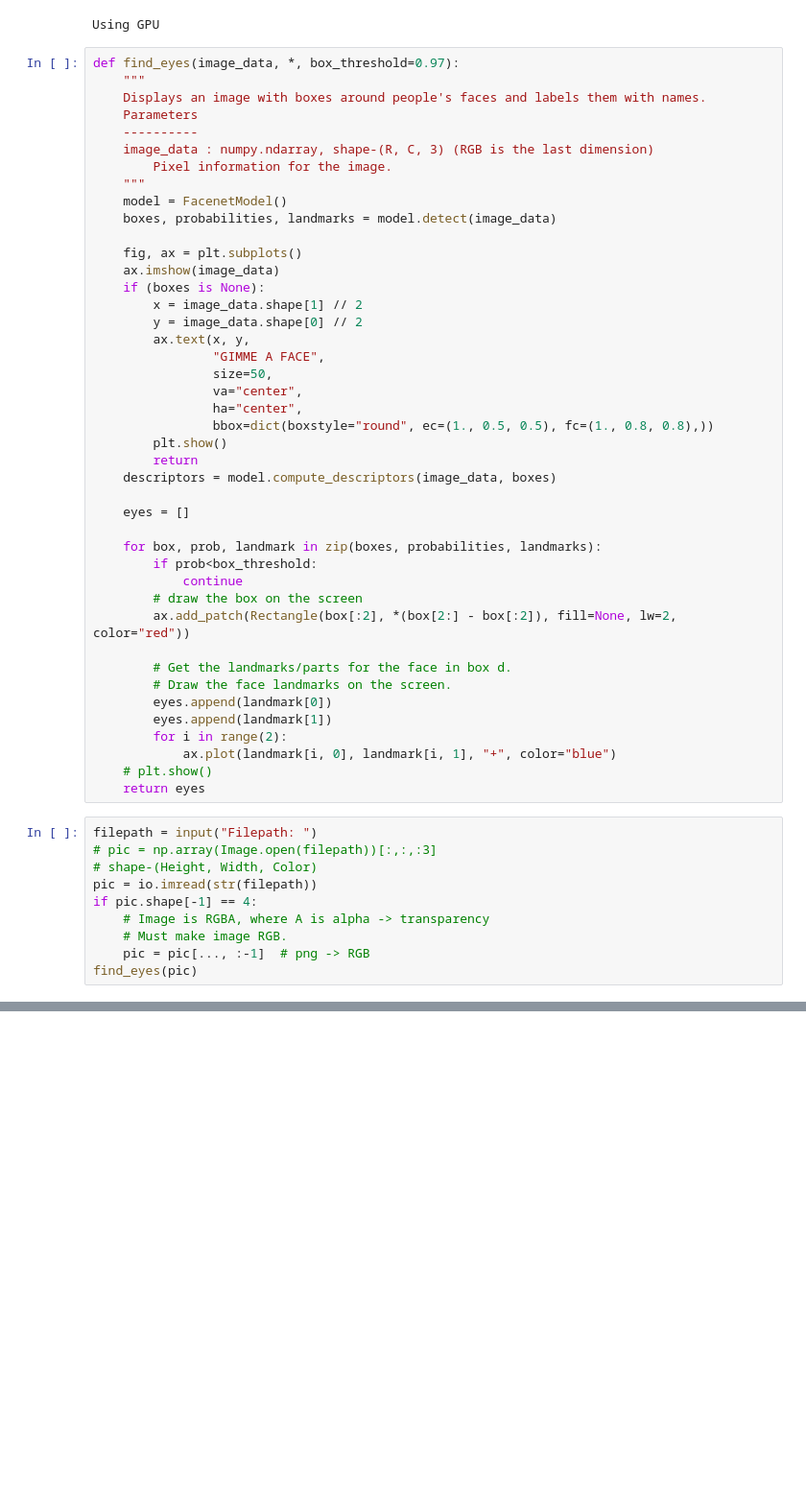
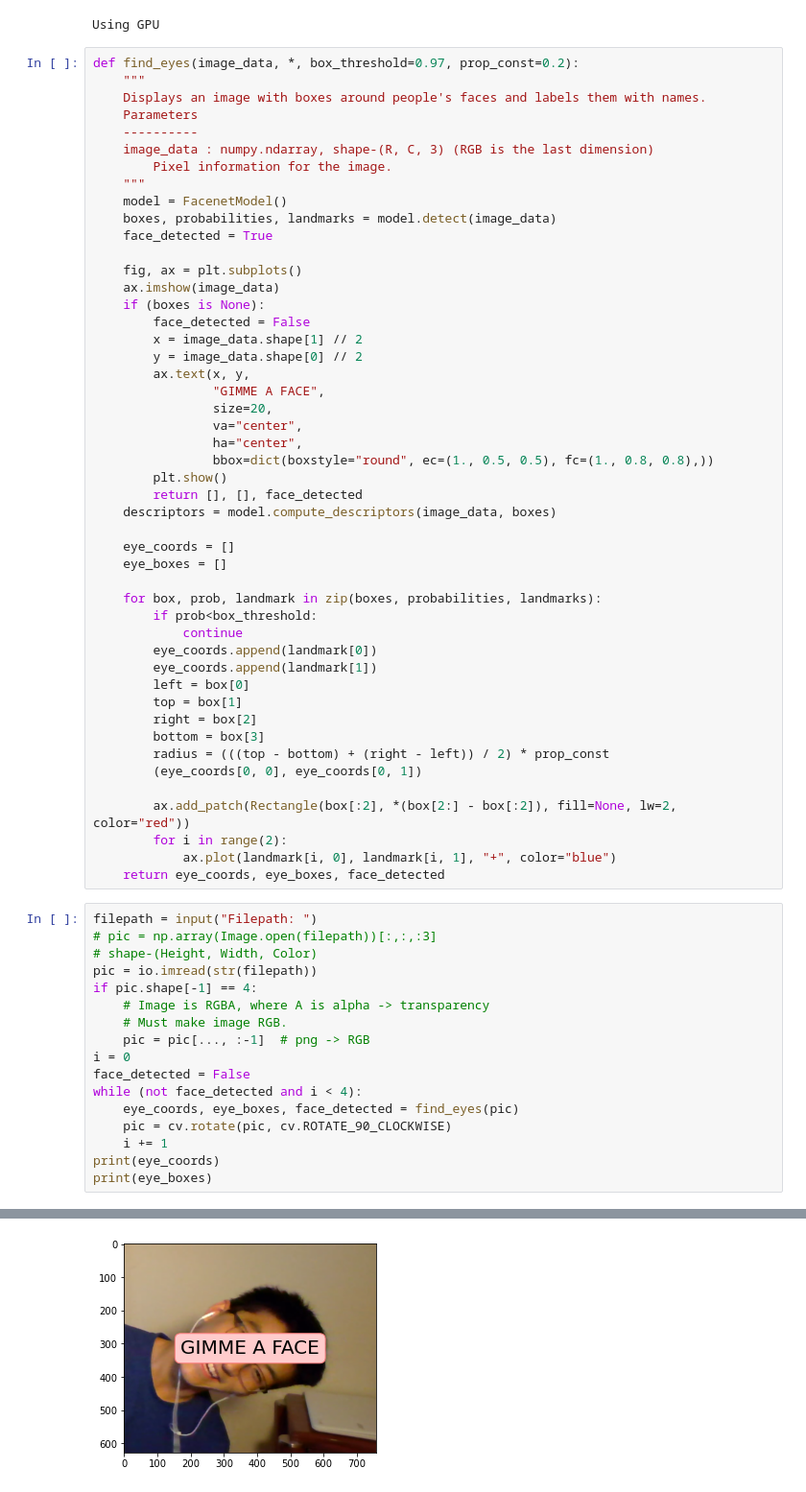
Before and after one commit to Sarcovora/CogWorks-2022-Gausslien-Final-Capstone, a Jupyter notebook: SleepDetector/ekuo.ipynb, the cells around one changed output, grey strips where cells are left out. Shown at 96% size. Drawn from its saved outputs; the diff is of its cells as text; blank space fills up the shorter version.

```diff
--- a/SleepDetector/ekuo.ipynb
+++ b/SleepDetector/ekuo.ipynb
@@ -14,7 +15,7 @@ if (torch.cuda.is_available()):
 # %% [output]
 Using GPU
 # %%
-def find_eyes(image_data, *, box_threshold=0.97):
+def find_eyes(image_data, *, box_threshold=0.97, prop_const=0.2):
     """
     Displays an image with boxes around people's faces and labels them with names.
     Parameters
@@ -24,38 +25,43 @@ def find_eyes(image_data, *, box_threshold=0.97):
     """
     model = FacenetModel()
     boxes, probabilities, landmarks = model.detect(image_data)
+    face_detected = True
 
     fig, ax = plt.subplots()
     ax.imshow(image_data)
     if (boxes is None):
+        face_detected = False
         x = image_data.shape[1] // 2
         y = image_data.shape[0] // 2
         ax.text(x, y,
                 "GIMME A FACE",
-                size=50,
+                size=20,
                 va="center",
                 ha="center",
                 bbox=dict(boxstyle="round", ec=(1., 0.5, 0.5), fc=(1., 0.8, 0.8),))
         plt.show()
-        return
+        return [], [], face_detected
     descriptors = model.compute_descriptors(image_data, boxes)
 
-    eyes = []
+    eye_coords = []
+    eye_boxes = []
 
     for box, prob, landmark in zip(boxes, probabilities, landmarks):
         if prob<box_threshold:
             continue
-        # draw the box on the screen
+        eye_coords.append(landmark[0])
+        eye_coords.append(landmark[1])
+        left = box[0]
+        top = box[1]
+        right = box[2]
+        bottom = box[3]
+        radius = (((top - bottom) + (right - left)) / 2) * prop_const
+        (eye_coords[0, 0], eye_coords[0, 1])
+
         ax.add_patch(Rectangle(box[:2], *(box[2:] - box[:2]), fill=None, lw=2, color="red"))
-
-        # Get the landmarks/parts for the face in box d.
-        # Draw the face landmarks on the screen.
-        eyes.append(landmark[0])
-        eyes.append(landmark[1])
         for i in range(2):
             ax.plot(landmark[i, 0], landmark[i, 1], "+", color="blue")
-    # plt.show()
-    return eyes
+    return eye_coords, eye_boxes, face_detected
 # %%
 filepath = input("Filepath: ")
 # pic = np.array(Image.open(filepath))[:,:,:3]
@@ -65,5 +71,12 @@ if pic.shape[-1] == 4:
     # Image is RGBA, where A is alpha -> transparency
     # Must make image RGB.
     pic = pic[..., :-1]  # png -> RGB
-find_eyes(pic)
+i = 0
+face_detected = False
+while (not face_detected and i < 4):
+    eye_coords, eye_boxes, face_detected = find_eyes(pic)
+    pic = cv.rotate(pic, cv.ROTATE_90_CLOCKWISE)
+    i += 1
+print(eye_coords)
+print(eye_boxes)
 # %% [output]
@@ -70,0 +84 @@ Filepath: ../../CogWorks-2022-Gausslien-Vision-Capstone/Loaded_Images/alan_0.png
+[figure, new version]
```
Also changed, not shown: parts of 2 cells of this notebook, 3 other files.
